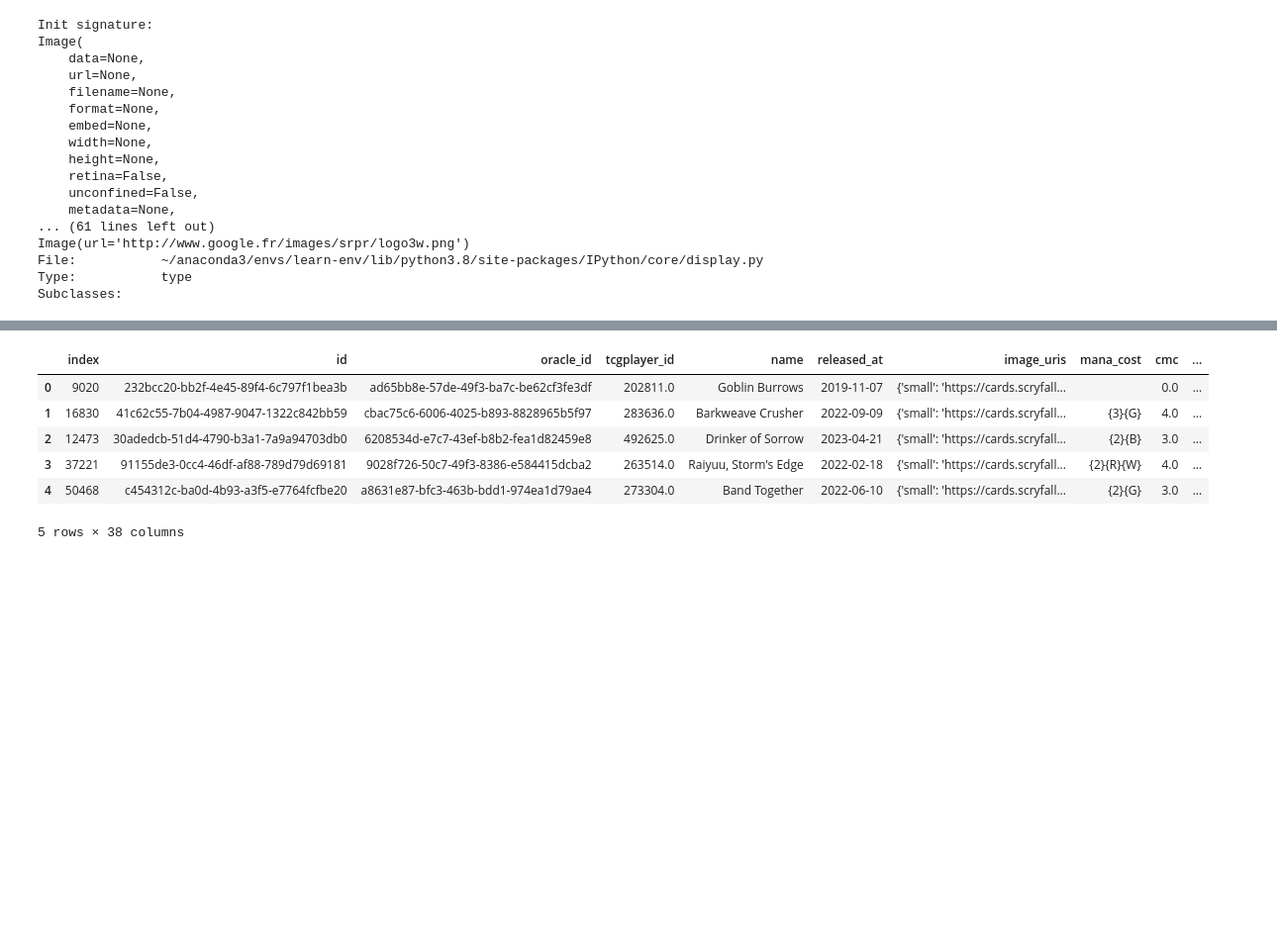
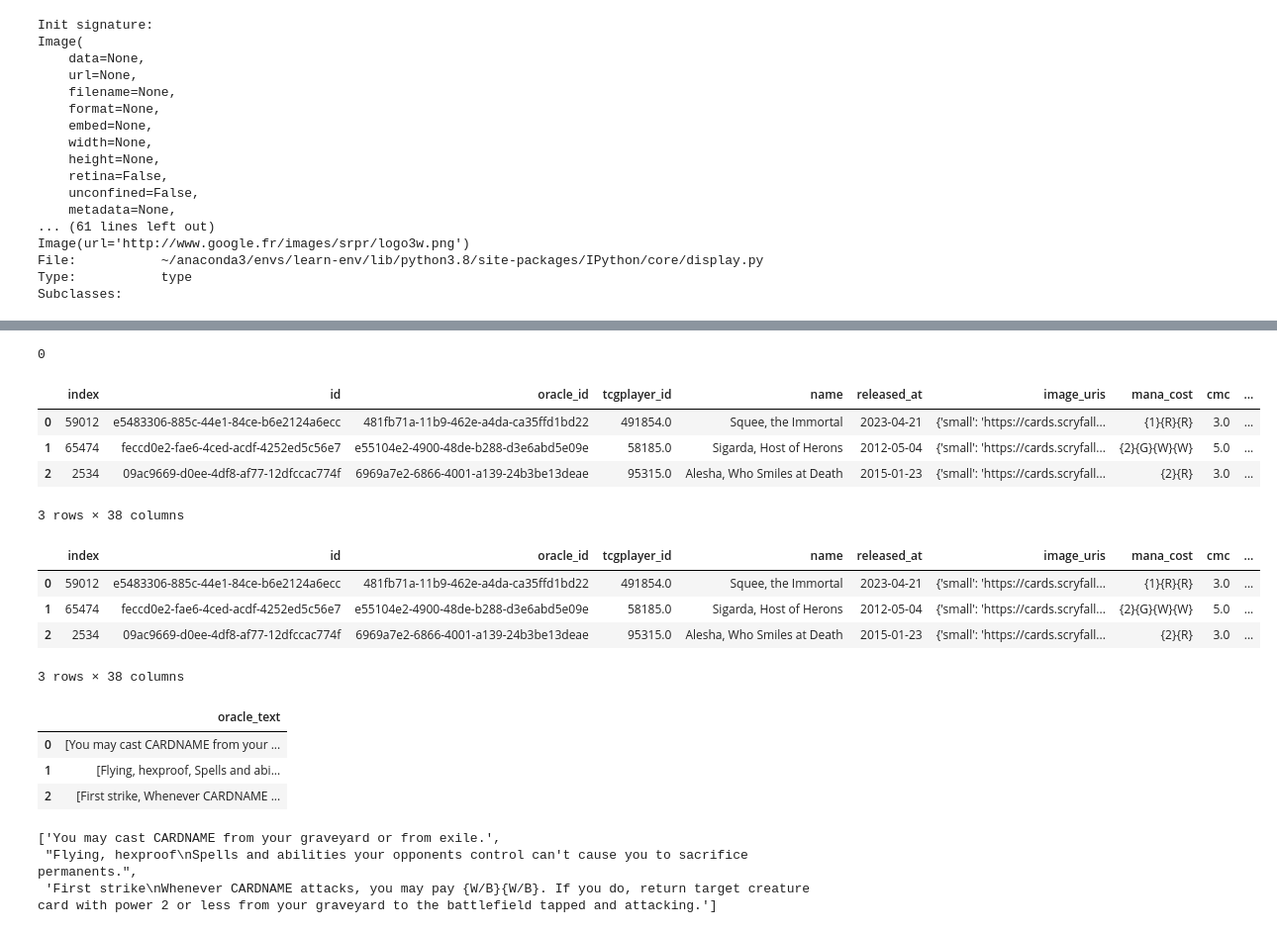
Before and after one commit to ParkedHampster/Spell-Trends, a Jupyter notebook: combined_investigation.ipynb, the cells around one changed output, grey strips where cells are left out. Shown at 99% size. Saved outputs shown, nothing was run; the diff lists cells and outputs as text; code cells hidden in the pictures; blank space fills up the shorter version.

Commit message:
create a name synthesizer test cleaning methods

```diff
--- a/combined_investigation.ipynb
+++ b/combined_investigation.ipynb
@@ -1098,11 +978,38 @@ card_images = card_imager(
-# %%
-test_cards = cards_attached_prices.sample(5).reset_index()
-test_cards.head()
-# %% [output]
-|  | index | id | oracle_id | tcgplayer_id | name | released_at | image_uris | mana_cost | cmc | ... |
-| 0 | 9020 | 232bcc20-bb2f-4e45-89f4-6c797f1bea3b | ad65bb8e-57de-49f3-ba7c-be62cf3fe3df | 202811.0 | Goblin Burrows | 2019-11-07 | {'small': 'https://cards.scryfall... |  | 0.0 | ... |
-| 1 | 16830 | 41c62c55-7b04-4987-9047-1322c842bb59 | cbac75c6-6006-4025-b893-8828965b5f97 | 283636.0 | Barkweave Crusher | 2022-09-09 | {'small': 'https://cards.scryfall... | {3}{G} | 4.0 | ... |
-| 2 | 12473 | 30adedcb-51d4-4790-b3a1-7a9a94703db0 | 6208534d-e7c7-43ef-b8b2-fea1d82459e8 | 492625.0 | Drinker of Sorrow | 2023-04-21 | {'small': 'https://cards.scryfall... | {2}{B} | 3.0 | ... |
-| 3 | 37221 | 91155de3-0cc4-46df-af88-789d79d69181 | 9028f726-50c7-49f3-8386-e584415dcba2 | 263514.0 | Raiyuu, Storm's Edge | 2022-02-18 | {'small': 'https://cards.scryfall... | {2}{R}{W} | 4.0 | ... |
-| 4 | 50468 | c454312c-ba0d-4b93-a3f5-e7764fcfbe20 | a8631e87-bfc3-463b-bdd1-974ea1d79ae4 | 273304.0 | Band Together | 2022-06-10 | {'small': 'https://cards.scryfall... | {2}{G} | 3.0 | ... |
-5 rows × 38 columns
+# %%
+cards_attached_prices['type_line'].isna().sum()
+# %% [output]
+0
+# %%
+testing_cards[testing_cards['type_line'].str.startswith('Legendary Creature')]
+# %% [output]
+|  | index | id | oracle_id | tcgplayer_id | name | released_at | image_uris | mana_cost | cmc | ... |
+| 0 | 59012 | e5483306-885c-44e1-84ce-b6e2124a6ecc | 481fb71a-11b9-462e-a4da-ca35ffd1bd22 | 491854.0 | Squee, the Immortal | 2023-04-21 | {'small': 'https://cards.scryfall... | {1}{R}{R} | 3.0 | ... |
+| 1 | 65474 | feccd0e2-fae6-4ced-acdf-4252ed5c56e7 | e55104e2-4900-48de-b288-d3e6abd5e09e | 58185.0 | Sigarda, Host of Herons | 2012-05-04 | {'small': 'https://cards.scryfall... | {2}{G}{W}{W} | 5.0 | ... |
+| 2 | 2534 | 09ac9669-d0ee-4df8-af77-12dfccac774f | 6969a7e2-6866-4001-a139-24b3be13deae | 95315.0 | Alesha, Who Smiles at Death | 2015-01-23 | {'small': 'https://cards.scryfall... | {2}{R} | 3.0 | ... |
+3 rows × 38 columns
+# %%
+testing_cards
+# %% [output]
+|  | index | id | oracle_id | tcgplayer_id | name | released_at | image_uris | mana_cost | cmc | ... |
+| 0 | 59012 | e5483306-885c-44e1-84ce-b6e2124a6ecc | 481fb71a-11b9-462e-a4da-ca35ffd1bd22 | 491854.0 | Squee, the Immortal | 2023-04-21 | {'small': 'https://cards.scryfall... | {1}{R}{R} | 3.0 | ... |
+| 1 | 65474 | feccd0e2-fae6-4ced-acdf-4252ed5c56e7 | e55104e2-4900-48de-b288-d3e6abd5e09e | 58185.0 | Sigarda, Host of Herons | 2012-05-04 | {'small': 'https://cards.scryfall... | {2}{G}{W}{W} | 5.0 | ... |
+| 2 | 2534 | 09ac9669-d0ee-4df8-af77-12dfccac774f | 6969a7e2-6866-4001-a139-24b3be13deae | 95315.0 | Alesha, Who Smiles at Death | 2015-01-23 | {'small': 'https://cards.scryfall... | {2}{R} | 3.0 | ... |
+3 rows × 38 columns
+# %%
+testing_cards['oracle_text'] = testing_cards.apply(synthesize_names,axis=1)
+testing_cards[['oracle_text']]
+# %% [output]
+|  | oracle_text |
+| 0 | [You may cast CARDNAME from your ... |
+| 1 | [Flying, hexproof, Spells and abi... |
+| 2 | [First strike, Whenever CARDNAME ... |
+# %%
+sample_ = testing_cards.iloc[1]
+synthesized_names = []
+for i, card in testing_cards.iterrows():
+    synthesized_names.append(card['oracle_text'].replace(card['name'],'CARDNAME'))
+synthesized_names
+# %% [output]
+['You may cast CARDNAME from your graveyard or from exile.',
+ "Flying, hexproof\nSpells and abilities your opponents control can't cause you to sacrifice permanents.",
+ 'First strike\nWhenever CARDNAME attacks, you may pay {W/B}{W/B}. If you do, return target creature card with power 2 or less from your graveyard to the battlefield tapped and attacking.']
```
Also changed, not shown: parts of 15 cells of this notebook, 1 other file.
